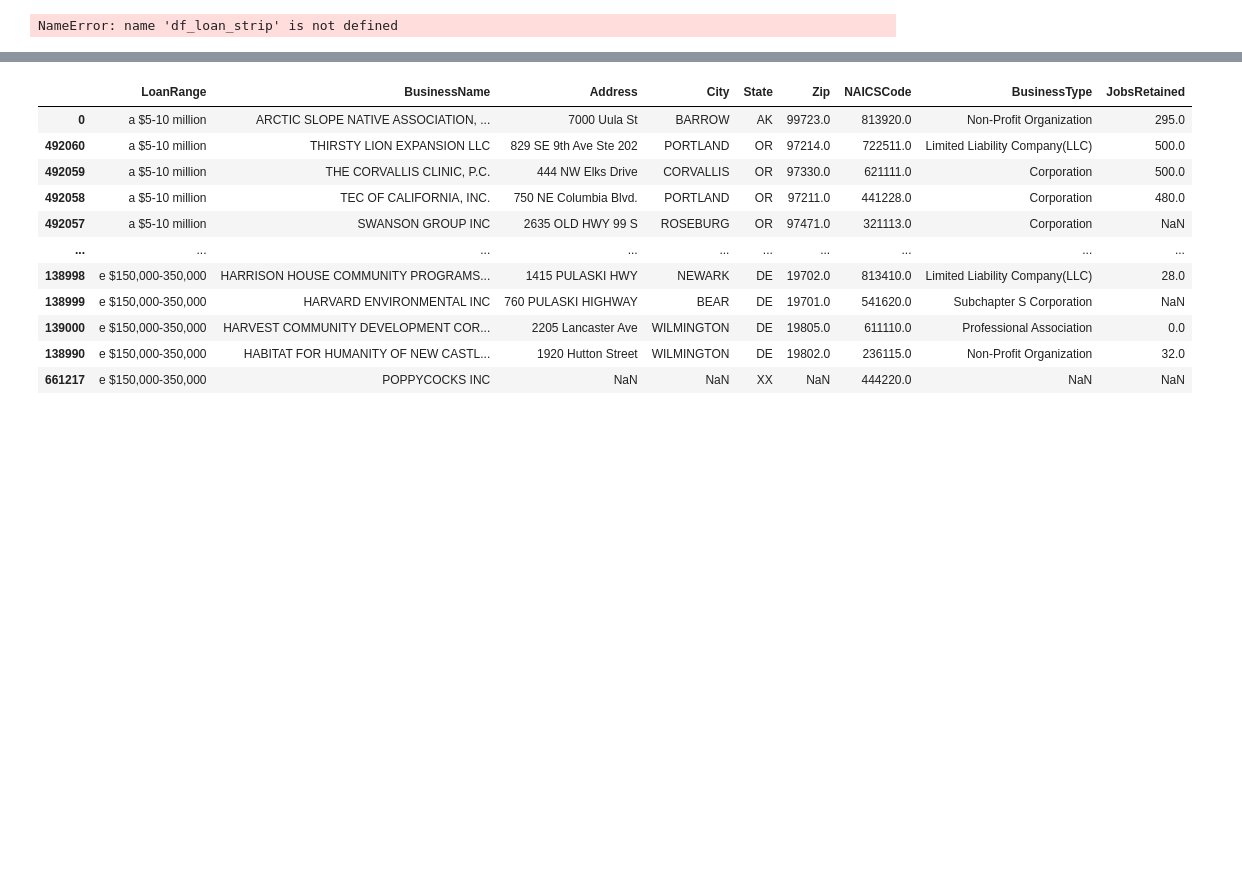
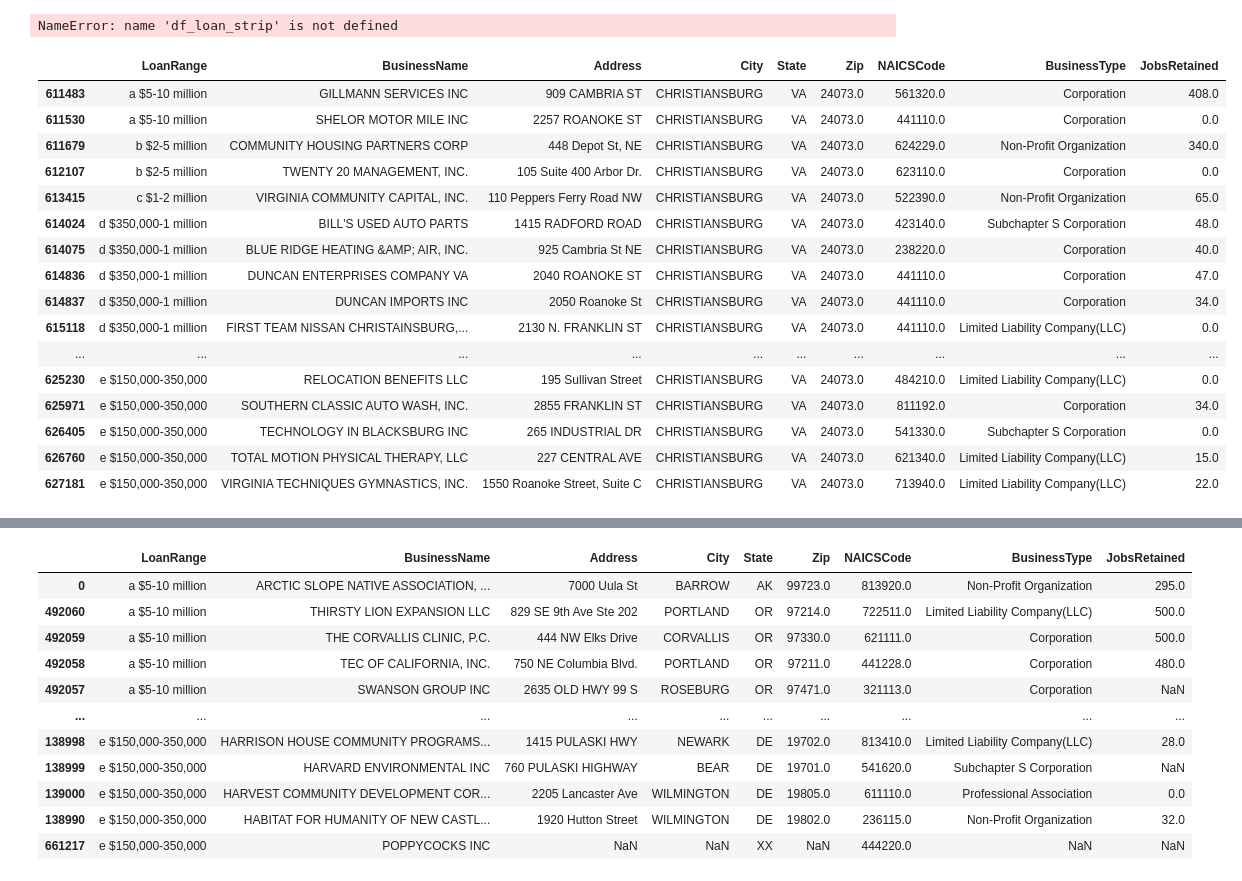
Before and after one commit to nbsmiz/ppp, a Jupyter notebook: data_explore.ipynb, the cells around one changed output, grey strips where cells are left out. Cells and saved outputs as stored; diff of their text form; code cells hidden in the pictures; blank space fills up the shorter version.

```diff
--- a/data_explore.ipynb
+++ b/data_explore.ipynb
@@ -26,4 +26,4 @@ df_loan_strip.to_csv('data/ppp_loan_strip.csv')
 # %% [output]
 NameError: name 'df_loan_strip' is not defined
 # %%
-df_loan_strip = pd.read_csv("data/ppp_loan_strip.csv")
+df_loan_strip = pd.read_csv("data/ppp_loan_strip.csv", index_col=0)
@@ -31,0 +30,22 @@ df_
+# %%
+a = df_loan_strip[df_loan_strip['City'] == "CHRISTIANSBURG"]
+# %%
+a[a['State'] == 'VA']
+# %% [output]
+|  | LoanRange | BusinessName | Address | City | State | Zip | NAICSCode | BusinessType | JobsRetained |
+| 611483 | a $5-10 million | GILLMANN SERVICES INC | 909 CAMBRIA ST | CHRISTIANSBURG | VA | 24073.0 | 561320.0 | Corporation | 408.0 |
+| 611530 | a $5-10 million | SHELOR MOTOR MILE INC | 2257 ROANOKE ST | CHRISTIANSBURG | VA | 24073.0 | 441110.0 | Corporation | 0.0 |
+| 611679 | b $2-5 million | COMMUNITY HOUSING PARTNERS CORP | 448 Depot St, NE | CHRISTIANSBURG | VA | 24073.0 | 624229.0 | Non-Profit Organization | 340.0 |
+| 612107 | b $2-5 million | TWENTY 20 MANAGEMENT, INC. | 105 Suite 400 Arbor Dr. | CHRISTIANSBURG | VA | 24073.0 | 623110.0 | Corporation | 0.0 |
+| 613415 | c $1-2 million | VIRGINIA COMMUNITY CAPITAL, INC. | 110 Peppers Ferry Road NW | CHRISTIANSBURG | VA | 24073.0 | 522390.0 | Non-Profit Organization | 65.0 |
+| 614024 | d $350,000-1 million | BILL'S USED AUTO PARTS | 1415 RADFORD ROAD | CHRISTIANSBURG | VA | 24073.0 | 423140.0 | Subchapter S Corporation | 48.0 |
+| 614075 | d $350,000-1 million | BLUE RIDGE HEATING &AMP; AIR, INC. | 925 Cambria St NE | CHRISTIANSBURG | VA | 24073.0 | 238220.0 | Corporation | 40.0 |
+| 614836 | d $350,000-1 million | DUNCAN ENTERPRISES COMPANY VA | 2040 ROANOKE ST | CHRISTIANSBURG | VA | 24073.0 | 441110.0 | Corporation | 47.0 |
+| 614837 | d $350,000-1 million | DUNCAN IMPORTS INC | 2050 Roanoke St | CHRISTIANSBURG | VA | 24073.0 | 441110.0 | Corporation | 34.0 |
+| 615118 | d $350,000-1 million | FIRST TEAM NISSAN CHRISTAINSBURG,... | 2130 N. FRANKLIN ST | CHRISTIANSBURG | VA | 24073.0 | 441110.0 | Limited Liability Company(LLC) | 0.0 |
+| ... | ... | ... | ... | ... | ... | ... | ... | ... | ... |
+| 625230 | e $150,000-350,000 | RELOCATION BENEFITS LLC | 195 Sullivan Street | CHRISTIANSBURG | VA | 24073.0 | 484210.0 | Limited Liability Company(LLC) | 0.0 |
+| 625971 | e $150,000-350,000 | SOUTHERN CLASSIC AUTO WASH, INC. | 2855 FRANKLIN ST | CHRISTIANSBURG | VA | 24073.0 | 811192.0 | Corporation | 34.0 |
+| 626405 | e $150,000-350,000 | TECHNOLOGY IN BLACKSBURG INC | 265 INDUSTRIAL DR | CHRISTIANSBURG | VA | 24073.0 | 541330.0 | Subchapter S Corporation | 0.0 |
+| 626760 | e $150,000-350,000 | TOTAL MOTION PHYSICAL THERAPY, LLC | 227 CENTRAL AVE | CHRISTIANSBURG | VA | 24073.0 | 621340.0 | Limited Liability Company(LLC) | 15.0 |
+| 627181 | e $150,000-350,000 | VIRGINIA TECHNIQUES GYMNASTICS, INC. | 1550 Roanoke Street, Suite C | CHRISTIANSBURG | VA | 24073.0 | 713940.0 | Limited Liability Company(LLC) | 22.0 |
```
Also changed, not shown: parts of 2 cells of this notebook, 1 other file.
